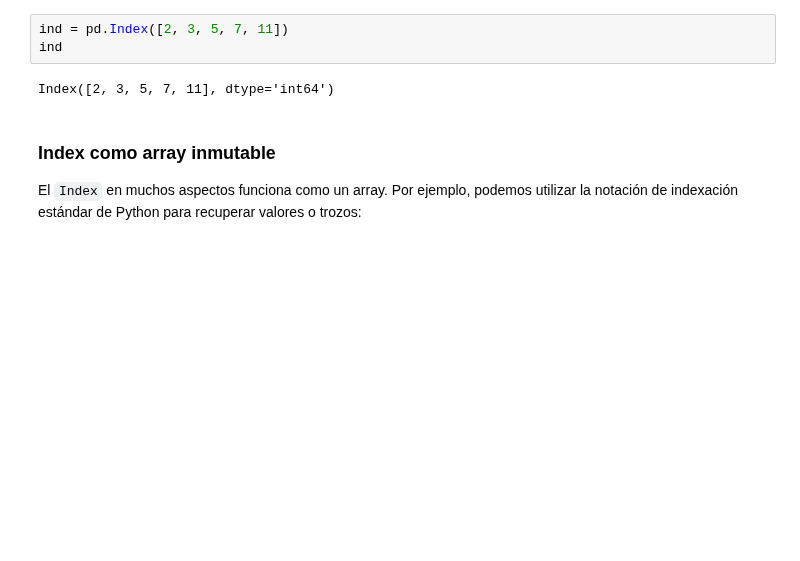
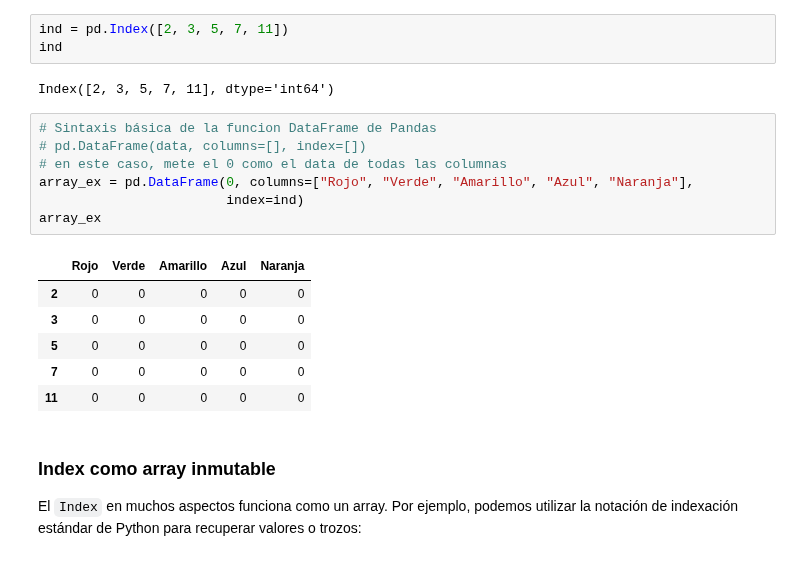
Before and after one commit to AGC79/ONLINE_DS_THEBRDIGE_TRABAJOSAGC, a Jupyter notebook: 2-DATA_ANALYSIS/2-Pandas/Teoría/1_Intro_Pandas_agc.ipynb, the cells around one changed output. Drawn from its saved outputs; the diff is of its cells as text; blank space fills up the shorter version.

```diff
--- a/2-DATA_ANALYSIS/2-Pandas/Teoría/1_Intro_Pandas_agc.ipynb
+++ b/2-DATA_ANALYSIS/2-Pandas/Teoría/1_Intro_Pandas_agc.ipynb
@@ -979,6 +1060,20 @@ ind = pd.Index([2, 3, 5, 7, 11])
 ind
 # %% [output]
 Index([2, 3, 5, 7, 11], dtype='int64')
+# %%
+# Sintaxis básica de la funcion DataFrame de Pandas
+# pd.DataFrame(data, columns=[], index=[])
+# en este caso, mete el 0 como el data de todas las columnas
+array_ex = pd.DataFrame(0, columns=["Rojo", "Verde", "Amarillo", "Azul", "Naranja"],
+                        index=ind)
+array_ex
+# %% [output]
+|  | Rojo | Verde | Amarillo | Azul | Naranja |
+| 2 | 0 | 0 | 0 | 0 | 0 |
+| 3 | 0 | 0 | 0 | 0 | 0 |
+| 5 | 0 | 0 | 0 | 0 | 0 |
+| 7 | 0 | 0 | 0 | 0 | 0 |
+| 11 | 0 | 0 | 0 | 0 | 0 |
 # %% [markdown]
 ### Index como array inmutable
 
```
Also changed, not shown: parts of 52 cells of this notebook, 7 other files.
